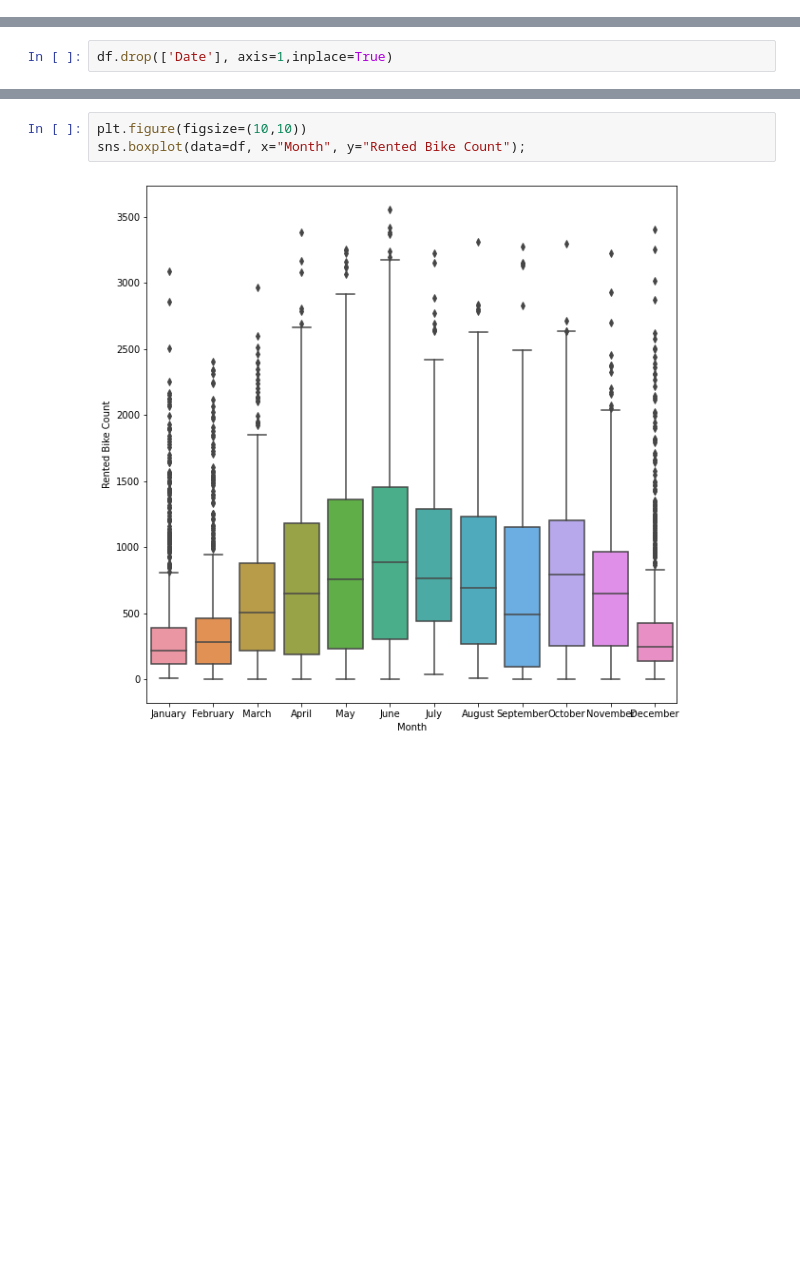
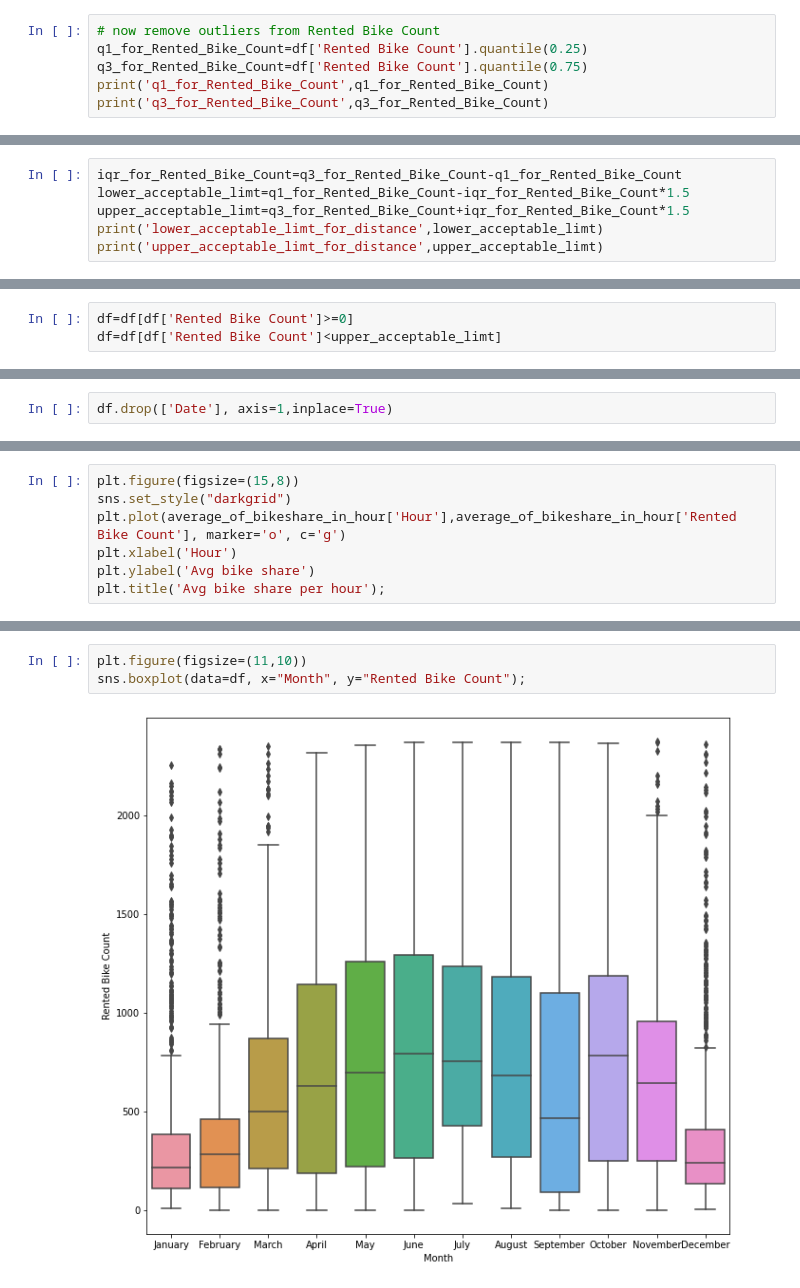
Before and after one commit to aloksingh43/Bike_sharing_demand_prediction, a Jupyter notebook: Bike_sharing_demand_prediction.ipynb, the cells around one changed output, grey strips where cells are left out. Drawn from its saved outputs; the diff is of its cells as text; blank space fills up the shorter version.

```diff
--- a/Bike_sharing_demand_prediction.ipynb
+++ b/Bike_sharing_demand_prediction.ipynb
@@ -205,0 +230,6 @@ for col in numeric_features[:]:
+# %%
+# now remove outliers from Rented Bike Count
+q1_for_Rented_Bike_Count=df['Rented Bike Count'].quantile(0.25)
+q3_for_Rented_Bike_Count=df['Rented Bike Count'].quantile(0.75)
+print('q1_for_Rented_Bike_Count',q1_for_Rented_Bike_Count)
+print('q3_for_Rented_Bike_Count',q3_for_Rented_Bike_Count)
@@ -205,0 +239,6 @@ for col in numeric_features[:]:
+# %%
+iqr_for_Rented_Bike_Count=q3_for_Rented_Bike_Count-q1_for_Rented_Bike_Count
+lower_acceptable_limt=q1_for_Rented_Bike_Count-iqr_for_Rented_Bike_Count*1.5
+upper_acceptable_limt=q3_for_Rented_Bike_Count+iqr_for_Rented_Bike_Count*1.5
+print('lower_acceptable_limt_for_distance',lower_acceptable_limt)
+print('upper_acceptable_limt_for_distance',upper_acceptable_limt)
@@ -205,0 +248,3 @@ for col in numeric_features[:]:
+# %%
+df=df[df['Rented Bike Count']>=0]
+df=df[df['Rented Bike Count']<upper_acceptable_limt]
@@ -238,0 +376,7 @@ Name: Rented Bike Count, dtype: float64
+# %%
+plt.figure(figsize=(15,8))
+sns.set_style("darkgrid")
+plt.plot(average_of_bikeshare_in_hour['Hour'],average_of_bikeshare_in_hour['Rented Bike Count'], marker='o', c='g')
+plt.xlabel('Hour')
+plt.ylabel('Avg bike share')
+plt.title('Avg bike share per hour');
@@ -255,8 +401,8 @@ sns.boxplot(data=df, x="Functioning Day", y="Rented Bike Count");
 # %%
-plt.figure(figsize=(10,10))
+plt.figure(figsize=(11,10))
 sns.boxplot(data=df, x="Month", y="Rented Bike Count");
 # %% [output]
-[figure, old version]
+[figure, new version]
 # %%
 plt.figure(figsize=(10,10))
 sns.boxplot(data=df, x="day", y="Rented Bike Count");
```
Also changed, not shown: parts of 22 cells of this notebook.
